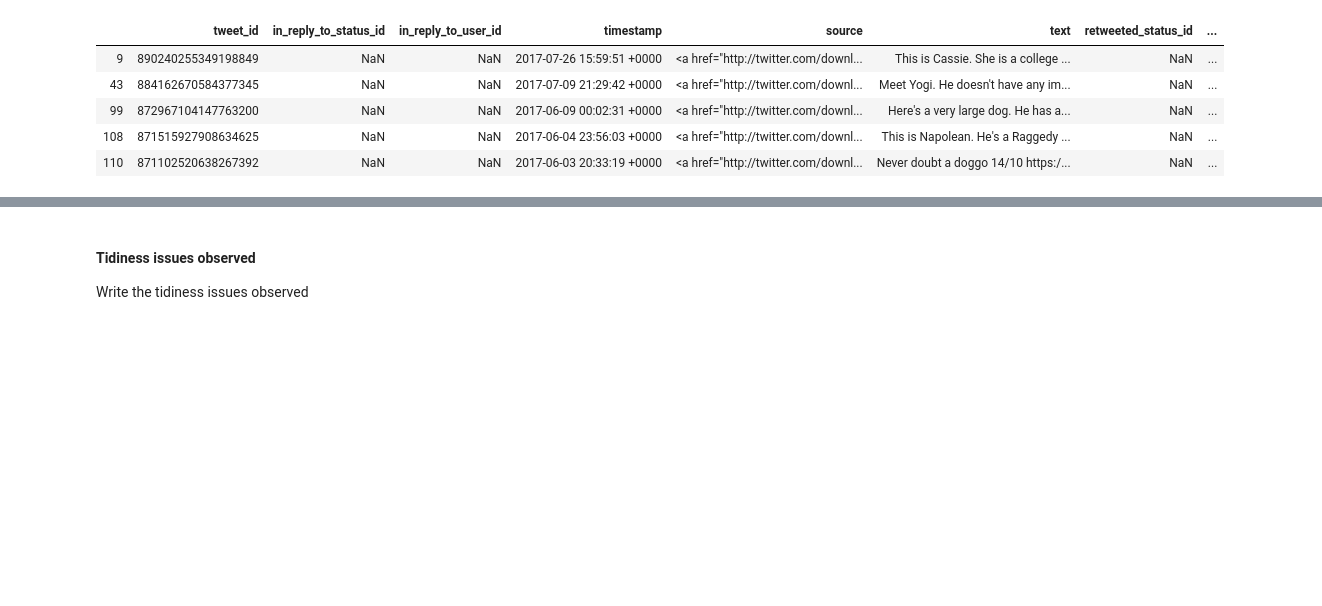
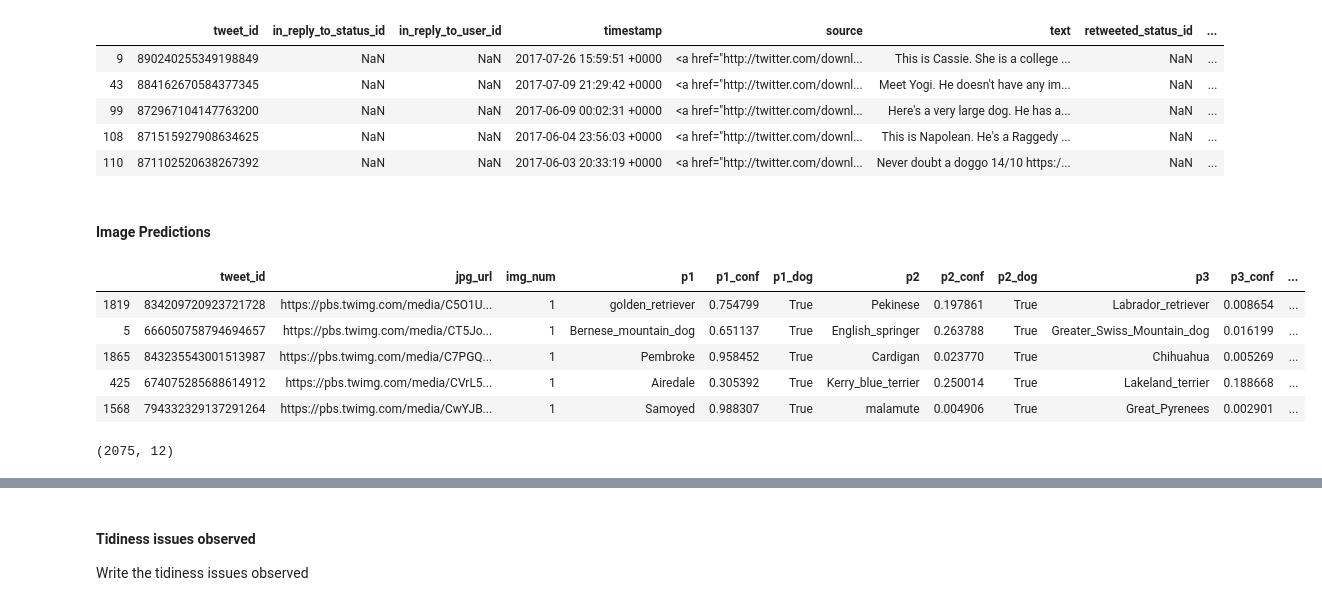
Before and after one commit to Nevesgmd/WeRateDogs-twitter-analysis, a Jupyter notebook: wrangle_act.ipynb, the cells around one changed output, grey strips where cells are left out. Drawn from its saved outputs; the diff is of its cells as text; code cells hidden in the pictures; blank space fills up the shorter version.

Commit message:
feat: assess image predictions data
Assessing the image predictions data and identifying its problems. Documentation of the code it's up to date.

```diff
--- a/wrangle_act.ipynb
+++ b/wrangle_act.ipynb
@@ -312,3 +333,20 @@ twitter_archive_df.query('doggo != "None"').head()
 | 99 | 872967104147763200 | NaN | NaN | 2017-06-09 00:02:31 +0000 | <a href="http://twitter.com/downl... | Here's a very large dog. He has a... | NaN | ... |
 | 108 | 871515927908634625 | NaN | NaN | 2017-06-04 23:56:03 +0000 | <a href="http://twitter.com/downl... | This is Napolean. He's a Raggedy ... | NaN | ... |
 | 110 | 871102520638267392 | NaN | NaN | 2017-06-03 20:33:19 +0000 | <a href="http://twitter.com/downl... | Never doubt a doggo 14/10 https:/... | NaN | ... |
+# %% [markdown]
+#### Image Predictions
+# %%
+# Visualizing 5 random rows
+image_predictions_df.sample(5)
+# %% [output]
+|  | tweet_id | jpg_url | img_num | p1 | p1_conf | p1_dog | p2 | p2_conf | p2_dog | p3 | p3_conf | ... |
+| 1819 | 834209720923721728 | https://pbs.twimg.com/media/C5O1U... | 1 | golden_retriever | 0.754799 | True | Pekinese | 0.197861 | True | Labrador_retriever | 0.008654 | ... |
+| 5 | 666050758794694657 | https://pbs.twimg.com/media/CT5Jo... | 1 | Bernese_mountain_dog | 0.651137 | True | English_springer | 0.263788 | True | Greater_Swiss_Mountain_dog | 0.016199 | ... |
+| 1865 | 843235543001513987 | https://pbs.twimg.com/media/C7PGQ... | 1 | Pembroke | 0.958452 | True | Cardigan | 0.023770 | True | Chihuahua | 0.005269 | ... |
+| 425 | 674075285688614912 | https://pbs.twimg.com/media/CVrL5... | 1 | Airedale | 0.305392 | True | Kerry_blue_terrier | 0.250014 | True | Lakeland_terrier | 0.188668 | ... |
+| 1568 | 794332329137291264 | https://pbs.twimg.com/media/CwYJB... | 1 | Samoyed | 0.988307 | True | malamute | 0.004906 | True | Great_Pyrenees | 0.002901 | ... |
+# %%
+# Checking image_predictions shape
+image_predictions_df.shape
+# %% [output]
+(2075, 12)
```
Also changed, not shown: parts of 11 cells of this notebook, 2 other files.
